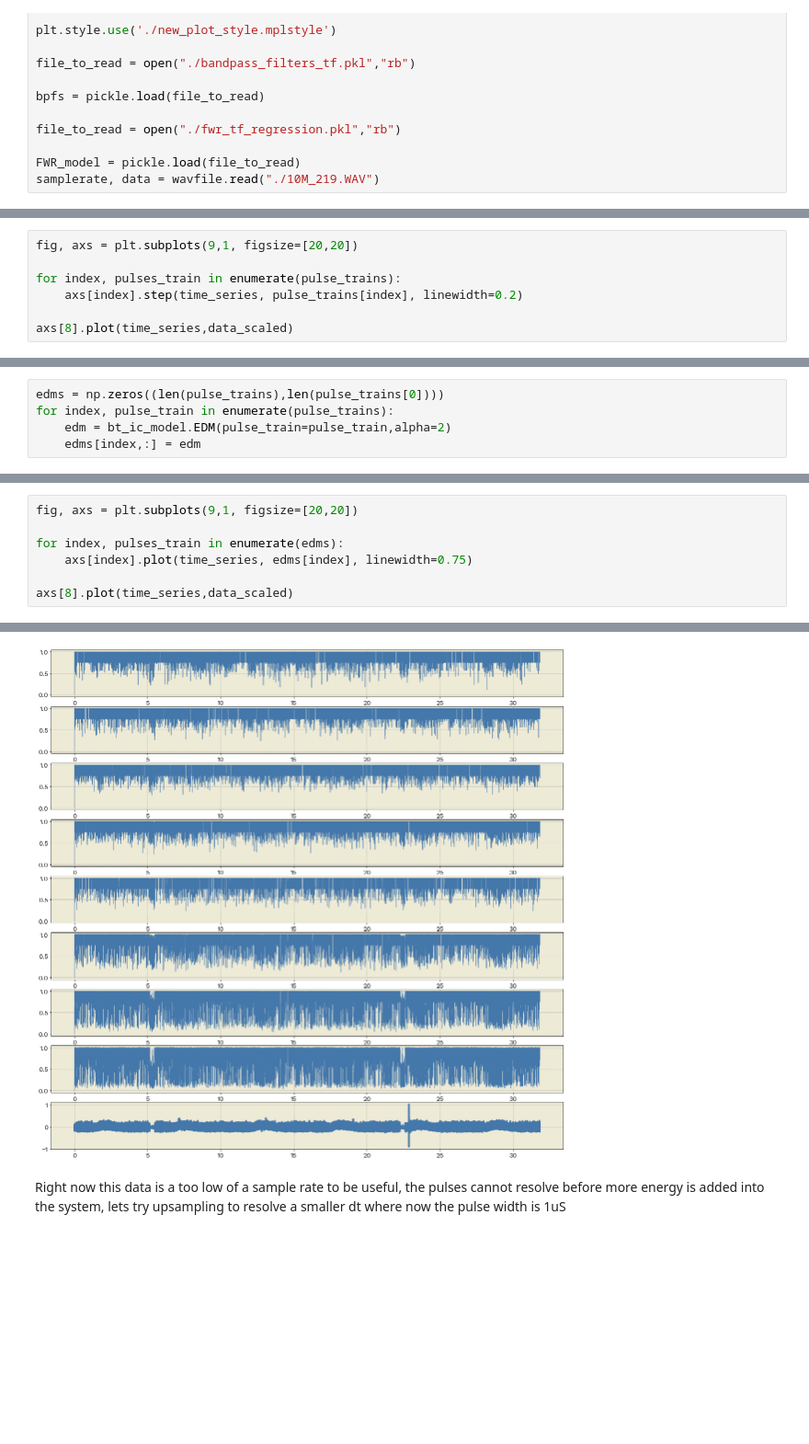
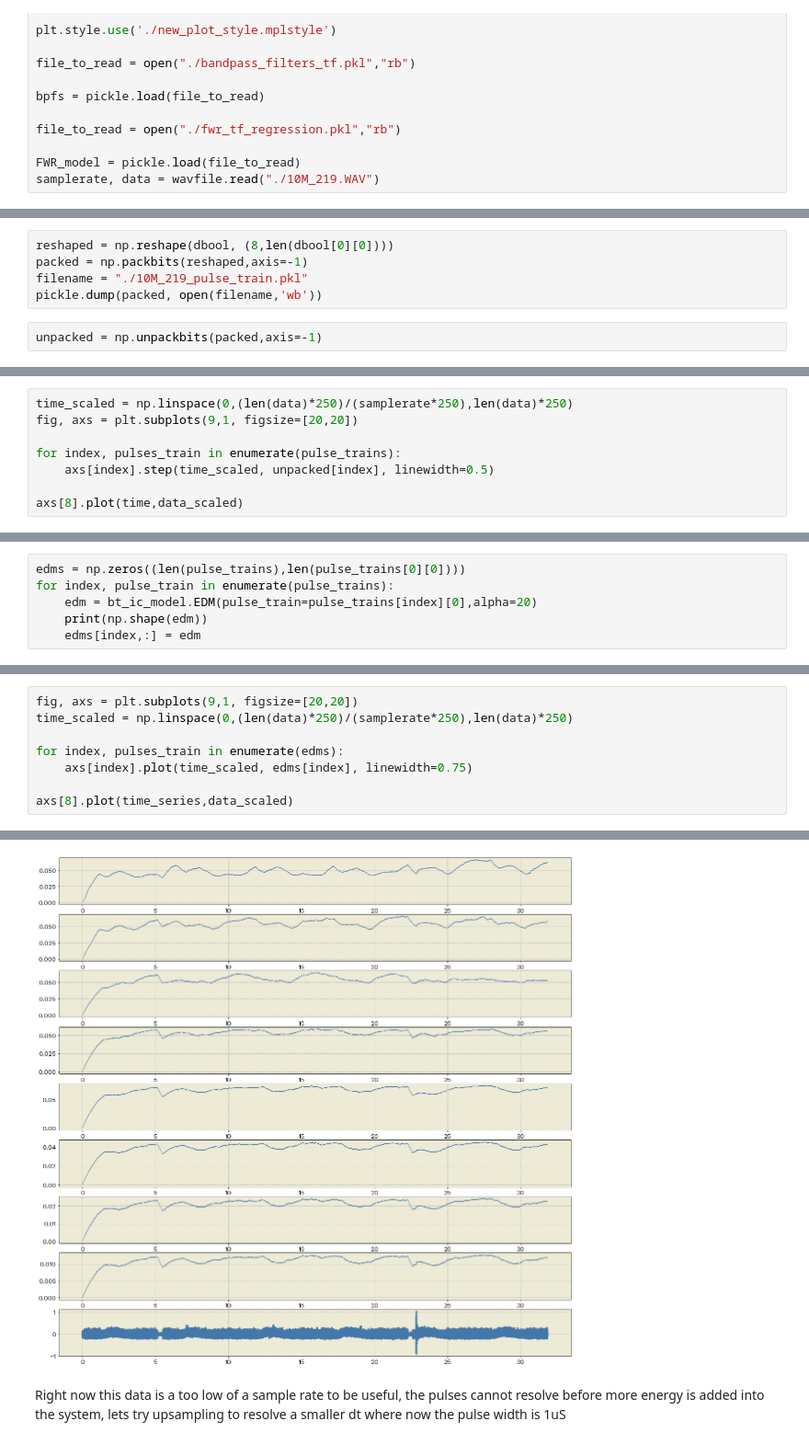
Before and after one commit to clocktop/feature_extractor_model, a Jupyter notebook: feature_extractor_model_exploration.ipynb, the cells around one changed output, grey strips where cells are left out. Shown at 92% size. Cells and saved outputs as stored; diff of their text form; blank space fills up the shorter version.

```diff
--- a/feature_extractor_model_exploration.ipynb
+++ b/feature_extractor_model_exploration.ipynb
@@ -473,0 +483,7 @@ pulse_trains, time_series = bt_ic_model.SimSignal(voltage_sig=data_scaled,time_s
+# %%
+reshaped = np.reshape(dbool, (8,len(dbool[0][0])))
+packed = np.packbits(reshaped,axis=-1)
+filename = "./10M_219_pulse_train.pkl"
+pickle.dump(packed, open(filename,'wb'))
+# %%
+unpacked = np.unpackbits(packed,axis=-1)
@@ -474,8 +494,9 @@ pulse_trains, time_series = bt_ic_model.SimSignal(voltage_sig=data_scaled,time_s
 # %%
+time_scaled = np.linspace(0,(len(data)*250)/(samplerate*250),len(data)*250)
 fig, axs = plt.subplots(9,1, figsize=[20,20])
 
 for index, pulses_train in enumerate(pulse_trains):
-    axs[index].step(time_series, pulse_trains[index], linewidth=0.2)
+    axs[index].step(time_scaled, unpacked[index], linewidth=0.5)
 
-axs[8].plot(time_series,data_scaled)
+axs[8].plot(time,data_scaled)
 # %% [output]
@@ -484,5 +509,6 @@ axs[8].plot(time_series,data_scaled)
 # %%
-edms = np.zeros((len(pulse_trains),len(pulse_trains[0])))
+edms = np.zeros((len(pulse_trains),len(pulse_trains[0][0])))
 for index, pulse_train in enumerate(pulse_trains):
-    edm = bt_ic_model.EDM(pulse_train=pulse_train,alpha=2)
+    edm = bt_ic_model.EDM(pulse_train=pulse_trains[index][0],alpha=20)
+    print(np.shape(edm))
     edms[index,:] = edm
@@ -502,13 +537,14 @@ Text(0, 0.5, 'Feature Vector')
 # %%
 fig, axs = plt.subplots(9,1, figsize=[20,20])
+time_scaled = np.linspace(0,(len(data)*250)/(samplerate*250),len(data)*250)
 
 for index, pulses_train in enumerate(edms):
-    axs[index].plot(time_series, edms[index], linewidth=0.75)
+    axs[index].plot(time_scaled, edms[index], linewidth=0.75)
 
 axs[8].plot(time_series,data_scaled)
 # %% [output]
 [<matplotlib.lines.Line2D at 0x...>]
-[figure, old version]
+[figure, new version]
 # %% [markdown]
 
 Right now this data is a too low of a sample rate to be useful, the pulses cannot resolve before more energy is added into the system, lets try upsampling to resolve a smaller dt where now the pulse width is 1uS
```
Also changed, not shown: parts of 18 cells of this notebook, 9 other files.
